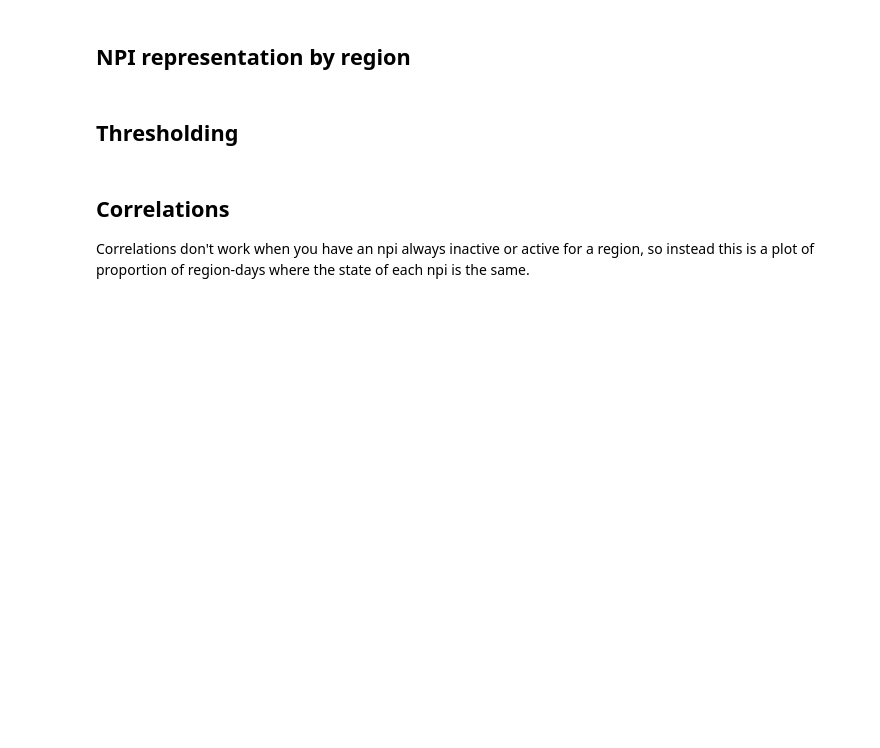
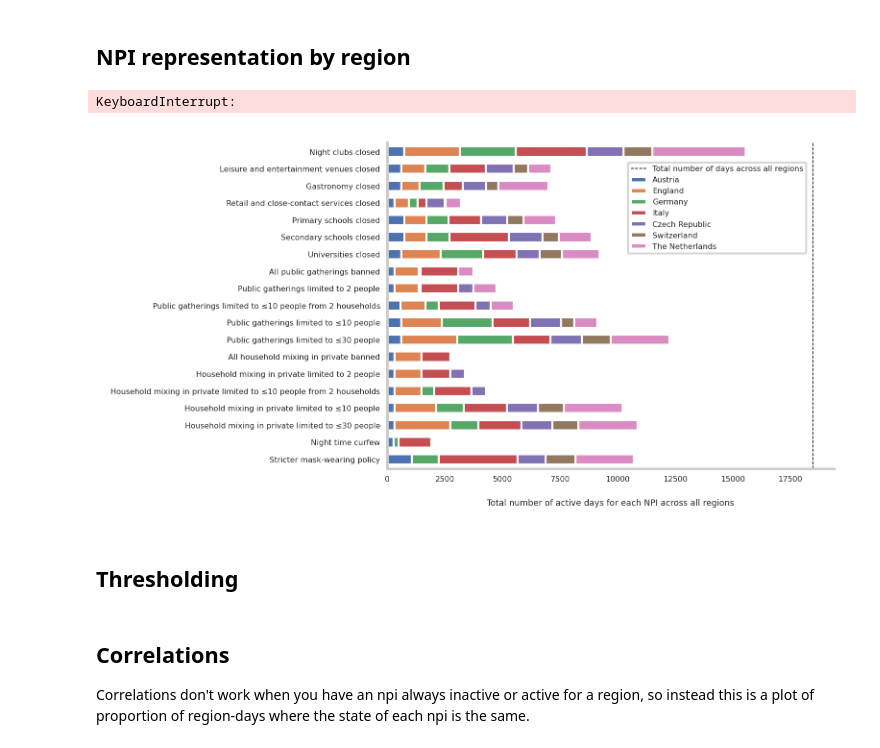
Before and after one commit to MrinankSharma/COVID19NPISecondWave, a Jupyter notebook: notebooks/exploratory_data_analysis.ipynb, the cells around one changed output. Cells and saved outputs as stored; diff of their text form; code cells hidden in the pictures; blank space fills up the shorter version.

```diff
--- a/notebooks/exploratory_data_analysis.ipynb
+++ b/notebooks/exploratory_data_analysis.ipynb
@@ -34,6 +46,33 @@ new_active = all_merged.active_cms.transpose((0, 2, 1))
 new_active = new_active.reshape(-1, new_active.shape[2])
 new_active = pd.DataFrame(new_active)
 new_active.columns = all_merged.CMs
+# %%
+CM_dict = {
+    'Some Face-to-Face Businesses Closed': 'Night clubs closed',
+    'Leisure Venues Closed': 'Leisure and entertainment venues closed',
+    'Gastronomy Closed': 'Gastronomy closed',
+    'Retail Closed': 'Retail and close-contact services closed',
+    'Primary Schools Closed': 'Primary schools closed',
+    'Secondary Schools Closed': 'Secondary schools closed',
+    'Universities Away': 'Universities closed',
+    'Public Indoor Gathering Person Limit - 1': 'All public gatherings banned',
+    'Public Indoor Gathering Person Limit - 2': 'Public gatherings limited to 2 people',
+    'Extra Public Indoor Household Limit': 'Public gatherings limited to ≤10 people from 2 households',
+    'Public Indoor Gathering Person Limit - 10': 'Public gatherings limited to ≤10 people',
+    'Public Indoor Gathering Person Limit - 30': 'Public gatherings limited to ≤30 people',
+    'Private Indoor Gathering Person Limit - 1': 'All household mixing in private banned',
+    'Private Indoor Gathering Person Limit - 2': 'Household mixing in private limited to 2 people',
+    'Extra Private Indoor Household Limit': 'Household mixing in private limited to ≤10 people from 2 households',
+    'Private Indoor Gathering Person Limit - 10': 'Household mixing in private limited to ≤10 people',
+    'Private Indoor Gathering Person Limit - 30': 'Household mixing in private limited to ≤30 people',
+    'Curfew': 'Night time curfew',
+    'Mandatory Mask Wearing >= 3': 'Stricter mask-wearing policy'
+}
+
+
+new_active.rename(columns=CM_dict, inplace=True)
+CMs = list(CM_dict.values())
+new_active = new_active[CMs]
 # %%
 df = pd.concat((df, new_active), axis=1)
 # %% [markdown]
@@ -49,6 +88,7 @@ def count_active_days_region(npi, country):
         #active_ind = [ind for ind in non_zero_rows if df_country['Area'][ind] == region]
         #active_ind = df_country.loc[df_country['Area'] == region]
         active_rows = non_zero_rows[non_zero_rows['Area']==region]
+        active_rows = active_rows[pd.to_datetime(active_rows['Date']) <= pd.to_datetime('2021-01-09')]
         count = active_rows.shape[0]
         active_inds.append(count)
     return regions, active_inds
@@ -84,3 +116,21 @@ plt.show()
+# %%
+n_region_days = len(Rs)*162
+sns.set(font_scale=0.35)
+sns.set_style(style='whitegrid')
+fig = plt.figure(figsize=((4,3)), dpi=300)
+ax = plt.gca()
+ln1 = region_counts.plot.barh(stacked=True, ax = ax, width=0.6)
+plt.title('Total number of active days for each NPI across all regions', y=-0.15)
+ax.invert_yaxis()
+ln2 = plt.axvline(x=n_region_days, color='black', linestyle='dashed', linewidth=0.4, label='Total number of days across all regions')
+ax.tick_params(axis='both', which='major', length=0)
+ax.grid(False)
+sns.despine(right=True)
+ax.legend(bbox_to_anchor=(0.53, 0.95))
+plt.savefig('barplot.svg', format = 'svg', dpi=300, bbox_inches='tight')
+# %% [output]
+KeyboardInterrupt:
+[figure, added]
 # %%
 region_counts_normalised = region_counts.div(region_counts.sum(axis=1), axis=0)
 fig, ax = plt.subplots(figsize=(10,10))
```
Also changed, not shown: parts of 32 cells of this notebook.
